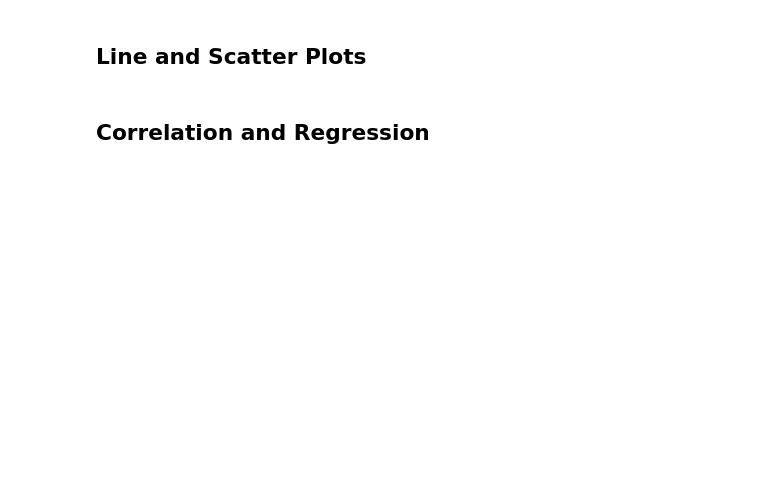
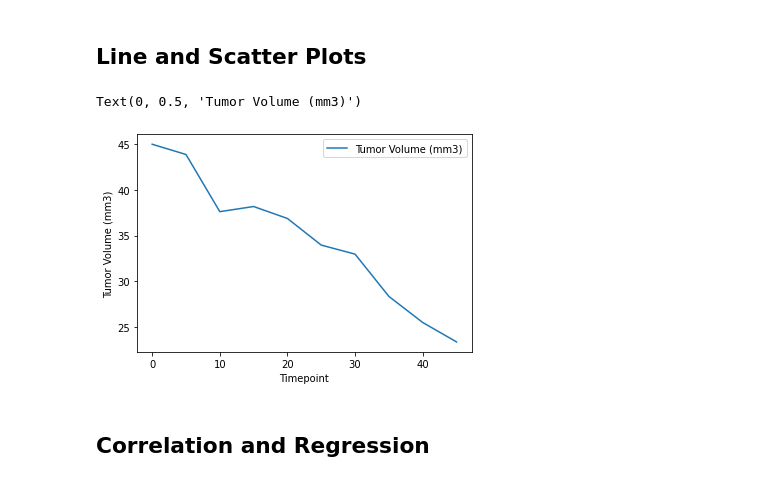
Before and after one commit to scavazos4/Pymaceuticals-challenge, a Jupyter notebook: Pymaceuticals/pymaceuticals_starter.ipynb, the cells around one changed output. Saved outputs shown, nothing was run; the diff lists cells and outputs as text; code cells hidden in the pictures; blank space fills up the shorter version.

```diff
--- a/Pymaceuticals/pymaceuticals_starter.ipynb
+++ b/Pymaceuticals/pymaceuticals_starter.ipynb
@@ -240,3 +346,9 @@ ax1.legend()
 No handles with labels found to put in legend.
 <matplotlib.legend.Legend at 0x...>
 [figure]
+# %%
+
+capDrugsOnly = cleanMice.loc[cleanMice["Drug Regimen"]=="Capomulin", :]
+
+capDrugsOneMouse=capDrugsOnly.iloc[:10]
+capDrugsOneMouse
@@ -244,6 +368,13 @@ No handles with labels found to put in legend.
 ## Line and Scatter Plots
 # %%
 # Generate a line plot of tumor volume vs. time point for a mouse treated with Capomulin
+
+
+ax2 = capDrugsOneMouse.plot.line(x="Timepoint", y="Tumor Volume (mm3)")
+ax2.set_ylabel("Tumor Volume (mm3)")
+# %% [output]
+Text(0, 0.5, 'Tumor Volume (mm3)')
+[figure, added]
 # %%
 # Generate a scatter plot of average tumor volume vs. mouse weight for the Capomulin regimen
 # %% [markdown]
```
Also changed, not shown: parts of 10 cells of this notebook.
